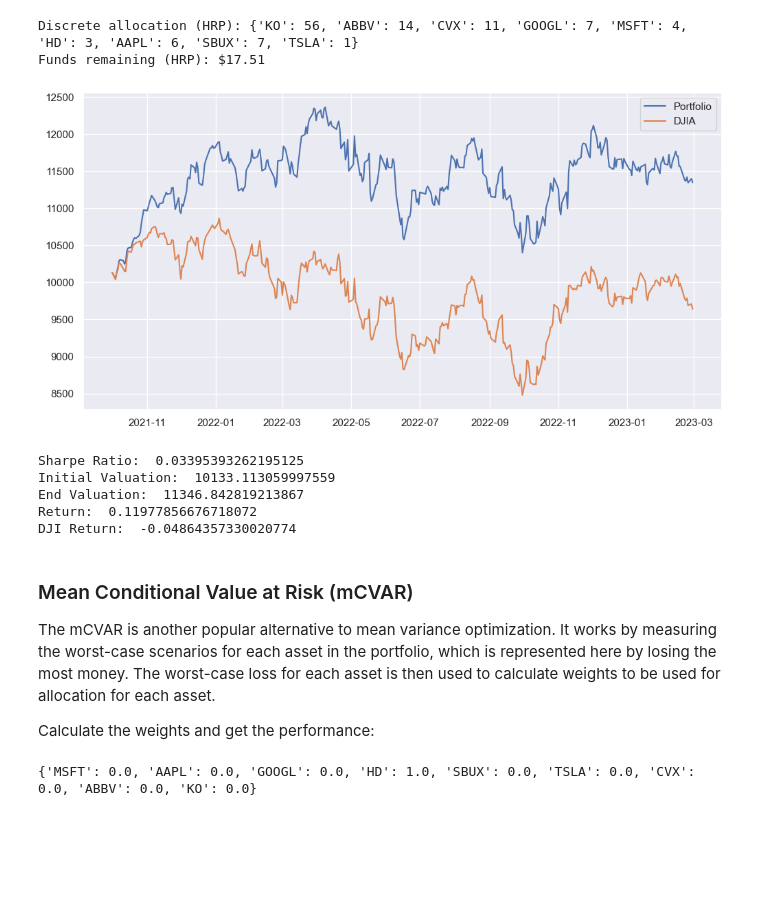
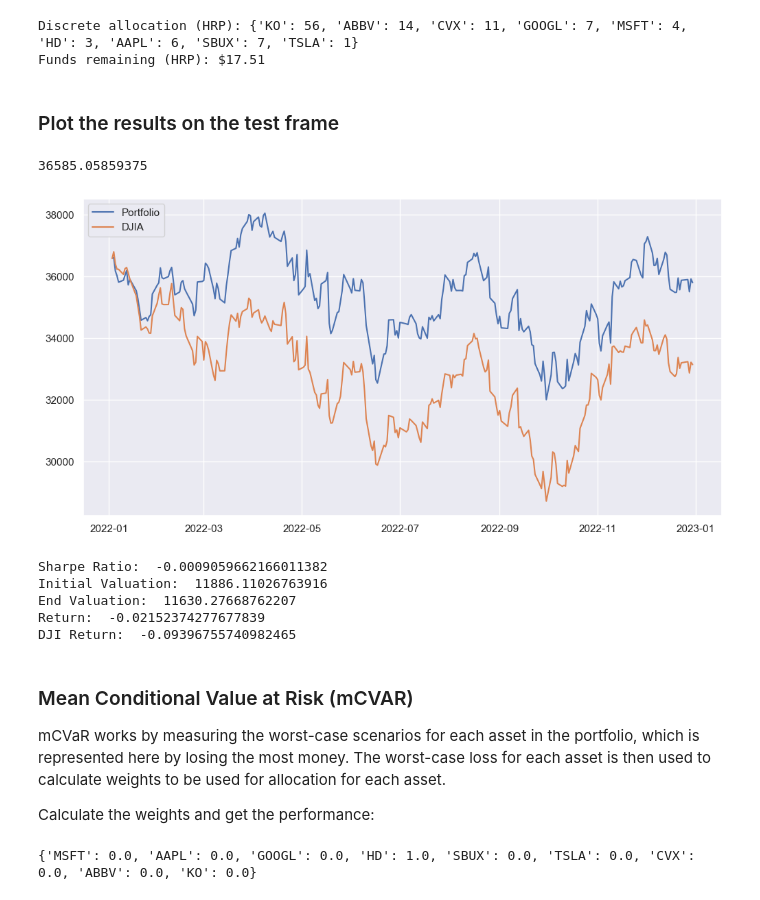
Before and after one commit to 0-JackFrost-0/CS-337-project, a Jupyter notebook: MPT.ipynb, the cells around one changed output. Cells and saved outputs as stored; diff of their text form; code cells hidden in the pictures; blank space fills up the shorter version.

```diff
--- a/MPT.ipynb
+++ b/MPT.ipynb
@@ -179,8 +101,7 @@ df.head()
 # %%
-# Testing allocations
-# Import data on stocks from test_start_date to test_end_date
-test_start_date = '2021-10-01'
-test_end_date = '2023-03-01'
+# Fetch Test Data
+test_start_date = '2022-01-03'
+test_end_date = '2023-01-03'
 yf.pdr_override()
 for stock in stocknames:
     from pandas_datareader import data
@@ -188,7 +109,7 @@ for stock in stocknames:
     df__ = yf.download(stock, start=test_start_date, end=test_end_date)
     df__.to_csv('{}_test.csv'.format(stock))
 print(df__.head())
-# Append the test data to the original dataframe
+
 df_ = appending2(['Date', 'Adj Close'], test_start_date, test_end_date)
 df_.index.names = ['Date']
 df_.head()
@@ -403,6 +205,8 @@ print("Funds remaining (HRP): ${:.2f}".format(leftover))
 # %% [output]
 Discrete allocation (HRP): {'KO': 56, 'ABBV': 14, 'CVX': 11, 'GOOGL': 7, 'MSFT': 4, 'HD': 3, 'AAPL': 6, 'SBUX': 7, 'TSLA': 1}
 Funds remaining (HRP): $17.51
+# %% [markdown]
+### Plot the results on the test frame
 # %%
 # Test
 # Buying Valuation
@@ -414,47 +218,59 @@ for key in allocation:
 end_valuation = 0
 for key in allocation:
     end_valuation += allocation[key] * df_.iloc[-1][key]
 
 # Add a portfolio progression column to df_
 portfolio_progression = []
 for i in range(len(df_)):
     portfolio_progression.append(0)
     for key in allocation:
         portfolio_progression[i] += allocation[key] * df_.iloc[i][key]
 
-df_['Portfolio Progression'] = portfolio_progression
 
-daily_returns = df_.pct_change().dropna()
 
 factor = dji['Adj Close'][0] / portfolio_progression[0]
 
-dji['Adj Close'] = dji['Adj Close'] / factor
 
-df_['Portfolio Progression'] = portfolio_progression
+df_['Portfolio Progression'] = [x * factor for x in portfolio_progression]
+daily_returns = df_.pct_change().dropna()
+dji['Adj Close'] = dji['Adj Close']
+print(dji['Adj Close'][0])
+# df_['Portfolio Progression'] = portfolio_progression
 plt.figure(figsize=(12, 6))
 plt.plot(df_['Portfolio Progression'])
 plt.plot(dji['Adj Close'])
 plt.legend(['Portfolio', 'DJIA'])
 plt.show()
 
 end_valuation = portfolio_progression[-1]
 init_valuation = portfolio_progression[0]
 
-print("Sharpe Ratio: ", daily_returns['Portfolio Progression'].mean() / daily_returns['Portfolio Progression'].std())
+print("Sharpe Ratio: ", df_['Portfolio Progression'].pct_change().mean() / df_['Portfolio Progression'].pct_change().std())
 print('Initial Valuation: ', init_valuation)
 print('End Valuation: ', end_valuation)
 print('Return: ', (end_valuation - init_valuation)/init_valuation)
 print('DJI Return: ', dji_final)
+
+# Put DJIA and Portfolio Progression in the same dataframe
+result_df = pd.DataFrame({
+    'Date': df_.index,
+    'Portfolio Progression': df_['Portfolio Progression'],
+    'DJIA': dji['Adj Close']
+})
+# print(result_df.head())
+
+result_df.to_csv('hrp.csv', index=False)
 # %% [output]
+36585.05859375
-[figure, old version]
+[figure, new version]
-Sharpe Ratio:  0.03395393262195125
-Initial Valuation:  10133.113059997559
-End Valuation:  11346.842819213867
-Return:  0.11977856676718072
-DJI Return:  -0.04864357330020774
+Sharpe Ratio:  -0.0009059662166011382
+Initial Valuation:  11886.11026763916
+End Valuation:  11630.27668762207
+Return:  -0.02152374277677839
+DJI Return:  -0.09396755740982465
 # %% [markdown]
 ### Mean Conditional Value at Risk (mCVAR)
-The mCVAR is another popular alternative to mean variance optimization. It works by measuring the worst-case scenarios for each asset in the portfolio, which is represented here by losing the most money. The worst-case loss for each asset is then used to calculate weights to be used for allocation for each asset. <br>
+mCVaR works by measuring the worst-case scenarios for each asset in the portfolio, which is represented here by losing the most money. The worst-case loss for each asset is then used to calculate weights to be used for allocation for each asset. <br>
 
 Calculate the weights and get the performance:
 # %%
```
Also changed, not shown: parts of 41 cells of this notebook, 24 other files.
